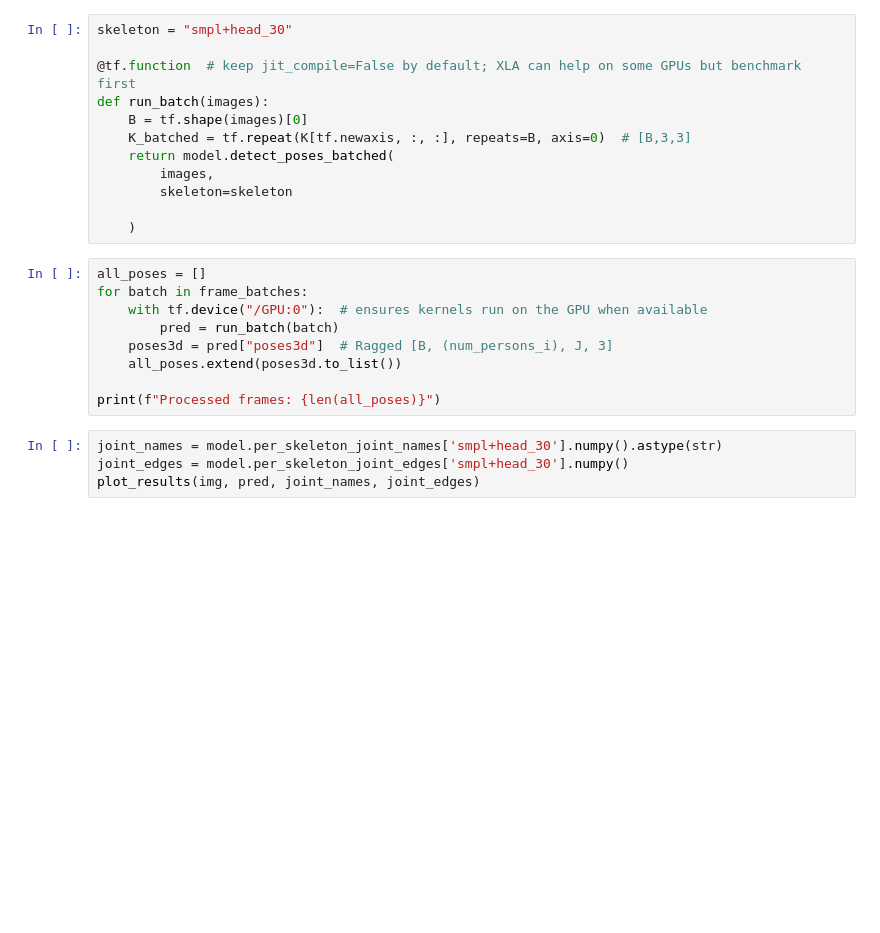
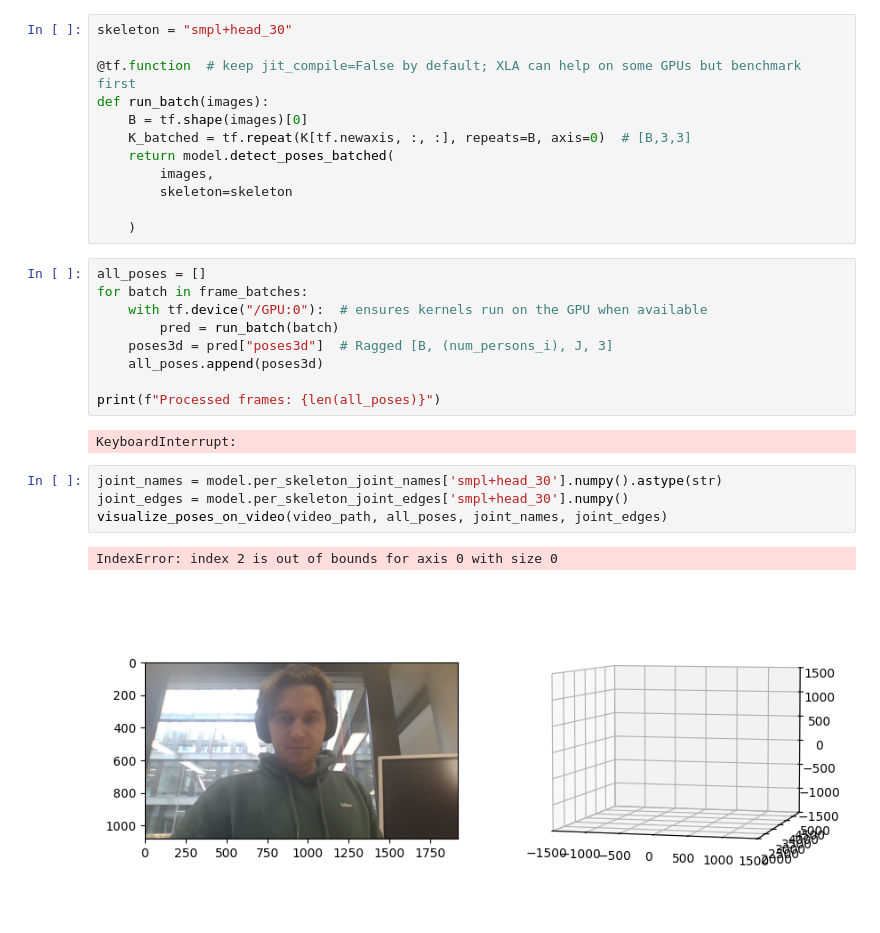
Before and after one commit to oni-swr/bvh-mocap-via-video, a Jupyter notebook: eccv22_demo/demo.ipynb, the cells around one changed output. Saved outputs shown, nothing was run; the diff lists cells and outputs as text; blank space fills up the shorter version.

```diff
--- a/eccv22_demo/demo.ipynb
+++ b/eccv22_demo/demo.ipynb
@@ -98,10 +98,15 @@ for batch in frame_batches:
     with tf.device("/GPU:0"):  # ensures kernels run on the GPU when available
         pred = run_batch(batch)
     poses3d = pred["poses3d"]  # Ragged [B, (num_persons_i), J, 3]
-    all_poses.extend(poses3d.to_list())
+    all_poses.append(poses3d)
 
 print(f"Processed frames: {len(all_poses)}")
+# %% [output]
+KeyboardInterrupt:
 # %%
 joint_names = model.per_skeleton_joint_names['smpl+head_30'].numpy().astype(str)
 joint_edges = model.per_skeleton_joint_edges['smpl+head_30'].numpy()
-plot_results(img, pred, joint_names, joint_edges)
+visualize_poses_on_video(video_path, all_poses, joint_names, joint_edges)
+# %% [output]
+IndexError: index 2 is out of bounds for axis 0 with size 0
+[figure, added]
```
